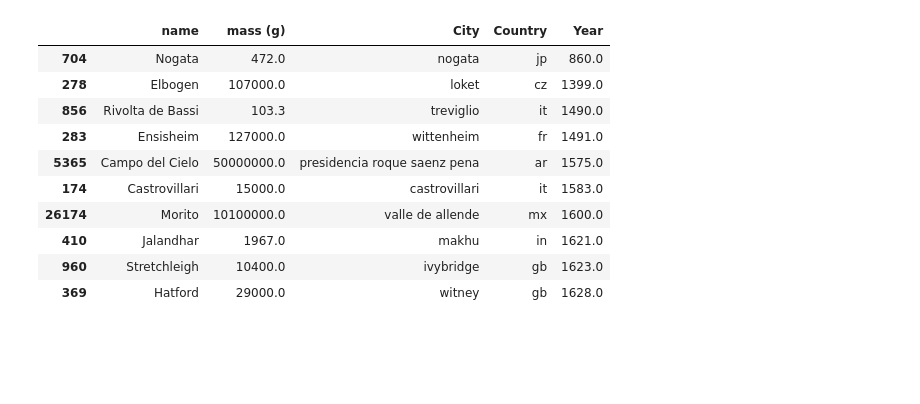
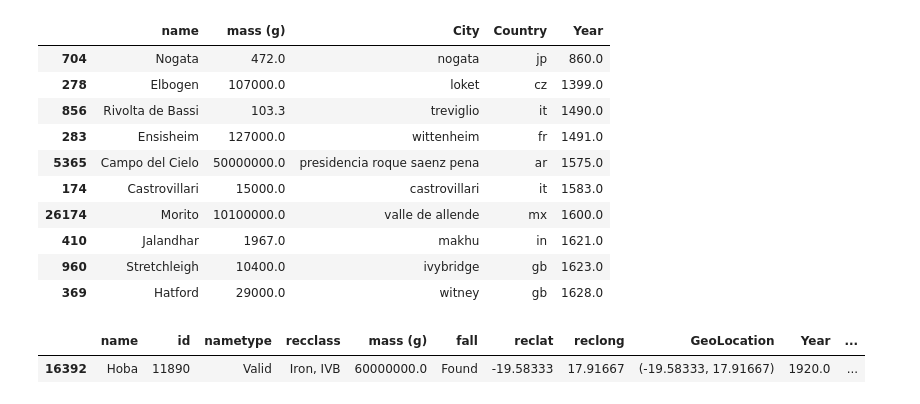
Before and after one commit to yukiekajita/NASA-Meteorites-Analyses, a Jupyter notebook: NASA_Meteorite_City_Country.ipynb, the cells around one changed output. Cells and saved outputs as stored; diff of their text form; code cells hidden in the pictures; blank space fills up the shorter version.

```diff
--- a/NASA_Meteorite_City_Country.ipynb
+++ b/NASA_Meteorite_City_Country.ipynb
@@ -173,3 +173,9 @@ table_2.head(10)
 | 410 | Jalandhar | 1967.0 | makhu | in | 1621.0 |
 | 960 | Stretchleigh | 10400.0 | ivybridge | gb | 1623.0 |
 | 369 | Hatford | 29000.0 | witney | gb | 1628.0 |
+# %%
+max_df = clean_geocode_df.loc[clean_geocode_df["mass (g)"] == 60000000.0, :]
+max_df
+# %% [output]
+|  | name | id | nametype | recclass | mass (g) | fall | reclat | reclong | GeoLocation | Year | ... |
+| 16392 | Hoba | 11890 | Valid | Iron, IVB | 60000000.0 | Found | -19.58333 | 17.91667 | (-19.58333, 17.91667) | 1920.0 | ... |
```
Also changed, not shown: parts of 4 cells of this notebook, 4 other files.
